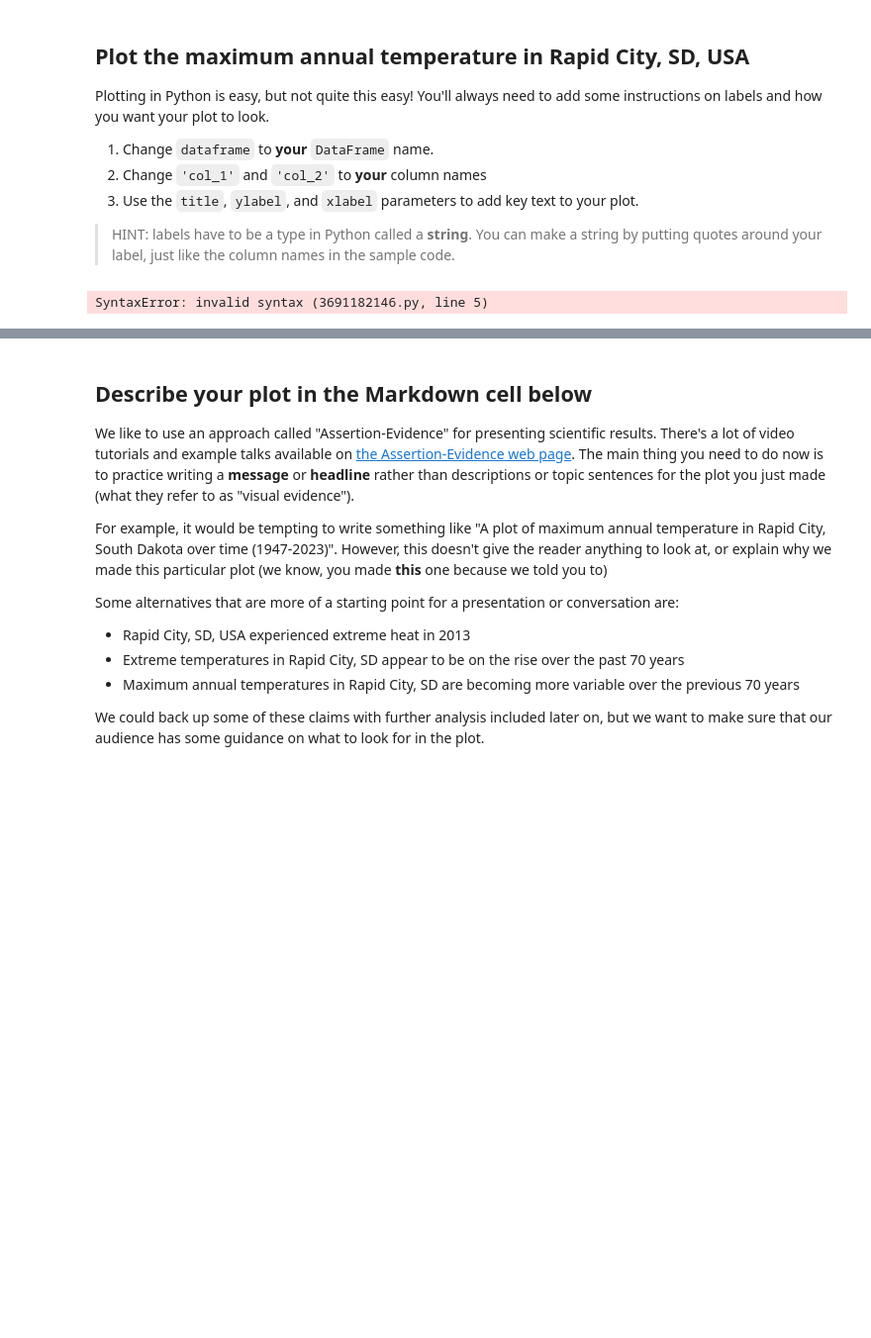
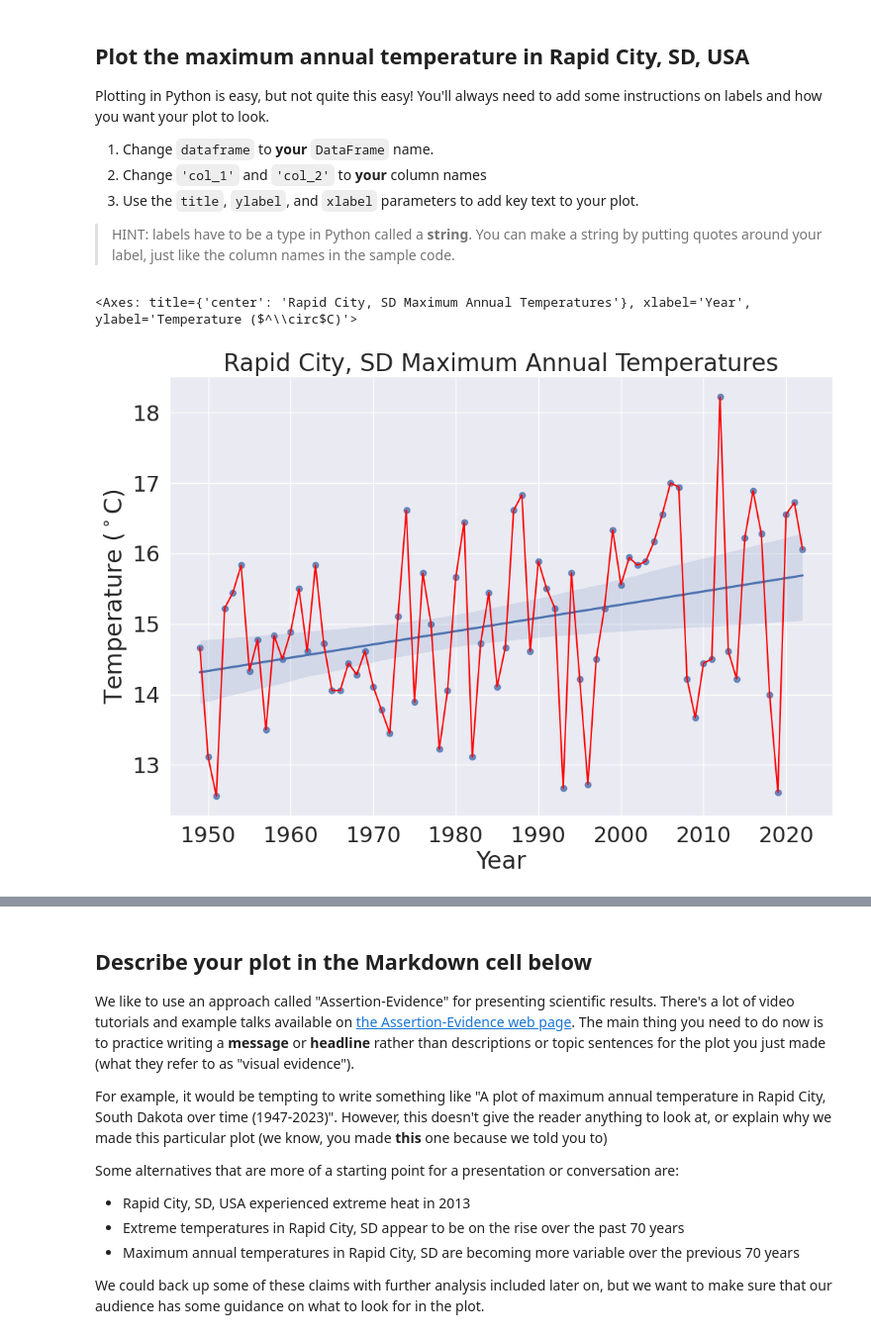
Before and after one commit to SNyaSanchez/get-started-with-reproducible-science-SNyaSanchez, a Jupyter notebook: Get Started with Open Reproducible Science!.ipynb, the cells around one changed output, grey strips where cells are left out. Shown at 99% size. Saved outputs shown, nothing was run; the diff lists cells and outputs as text; code cells hidden in the pictures; blank space fills up the shorter version.

Commit message:
Finished Plotting

```diff
--- a/Get Started with Open Reproducible Science!.ipynb
+++ b/Get Started with Open Reproducible Science!.ipynb
@@ -389,17 +393,18 @@ Plotting in Python is easy, but not quite this easy! You'll always need to add s
 # %%
 import seaborn as sns
 
 sns.set(font_scale=2)
 
-ax = sns.regplot(tmax_df_resp, x='year'. y='temperature')
+ax = sns.regplot(tmax_df_resp, x='date', y='temp')
 tmax_df_resp.plot(
-    x='year', y='temperature'
-    title='Rapid City, SD Maximum Annual Temperatures'
-    xlabel='Year', ylabel='Temperature ($^/circ$C)'
+    x='date', y='temp',
+    title='Rapid City, SD Maximum Annual Temperatures',
+    xlabel='Year', ylabel='Temperature ($^\circ$C)',
     legend=False, figsize=(12,8),
     color='red', ax=ax)
 # %% [output]
-SyntaxError: invalid syntax (3691182146.py, line 5)
+<Axes: title={'center': 'Rapid City, SD Maximum Annual Temperatures'}, xlabel='Year', ylabel='Temperature ($^\\circ$C)'>
+[figure, added]
 # %% [markdown]
 **THIS ISN'T THE END! Don't forget to complete the next task where you will describe your plot**
 
```
Also changed, not shown: parts of 7 cells of this notebook, 2 other files.
